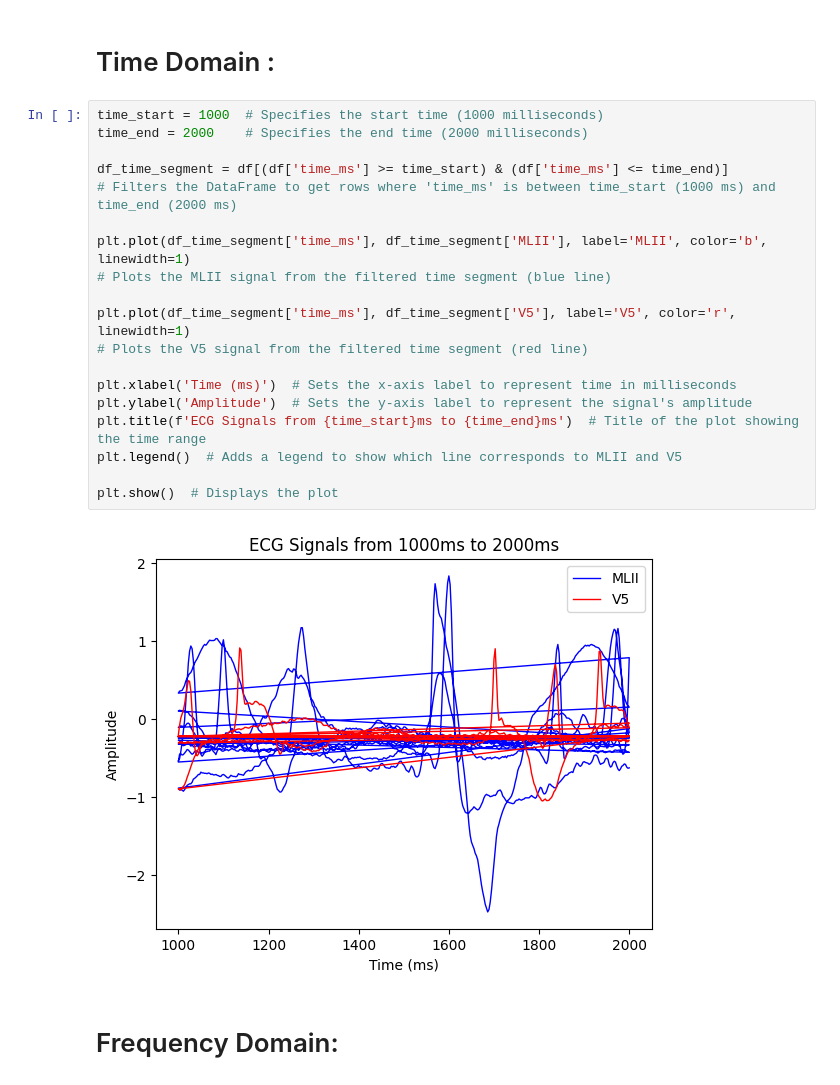
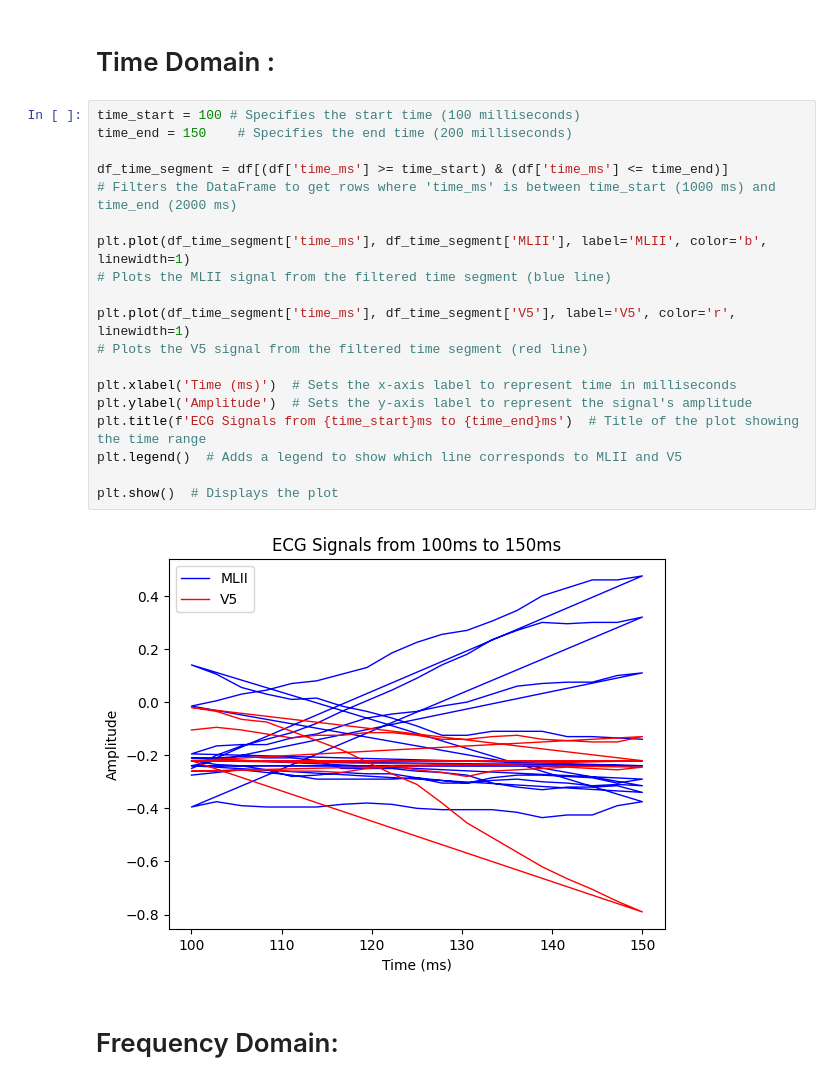
Before and after one commit to mohamedmahmoud26/Signal_Digial_Processing, a Jupyter notebook: digital-signal-processing-dsp.ipynb, the cells around one changed output. Cells and saved outputs as stored; diff of their text form.

```diff
--- a/digital-signal-processing-dsp.ipynb
+++ b/digital-signal-processing-dsp.ipynb
@@ -268,26 +268,26 @@ plt.show()  # Displays the plot
 # %% [markdown]
 # Time Domain :
 # %%
-time_start = 1000  # Specifies the start time (1000 milliseconds)
-time_end = 2000    # Specifies the end time (2000 milliseconds)
+time_start = 100 # Specifies the start time (100 milliseconds)
+time_end = 150    # Specifies the end time (200 milliseconds)
 
 df_time_segment = df[(df['time_ms'] >= time_start) & (df['time_ms'] <= time_end)]
 # Filters the DataFrame to get rows where 'time_ms' is between time_start (1000 ms) and time_end (2000 ms)
 
 plt.plot(df_time_segment['time_ms'], df_time_segment['MLII'], label='MLII', color='b', linewidth=1)
 # Plots the MLII signal from the filtered time segment (blue line)
 
 plt.plot(df_time_segment['time_ms'], df_time_segment['V5'], label='V5', color='r', linewidth=1)
 # Plots the V5 signal from the filtered time segment (red line)
 
 plt.xlabel('Time (ms)')  # Sets the x-axis label to represent time in milliseconds
 plt.ylabel('Amplitude')  # Sets the y-axis label to represent the signal's amplitude
 plt.title(f'ECG Signals from {time_start}ms to {time_end}ms')  # Title of the plot showing the time range
 plt.legend()  # Adds a legend to show which line corresponds to MLII and V5
 
 plt.show()  # Displays the plot
 # %% [output]
-[figure, old version]
+[figure, new version]
 # %% [markdown]
 # Frequency Domain:
 # %%
```
Also changed, not shown: parts of 2 cells of this notebook.
